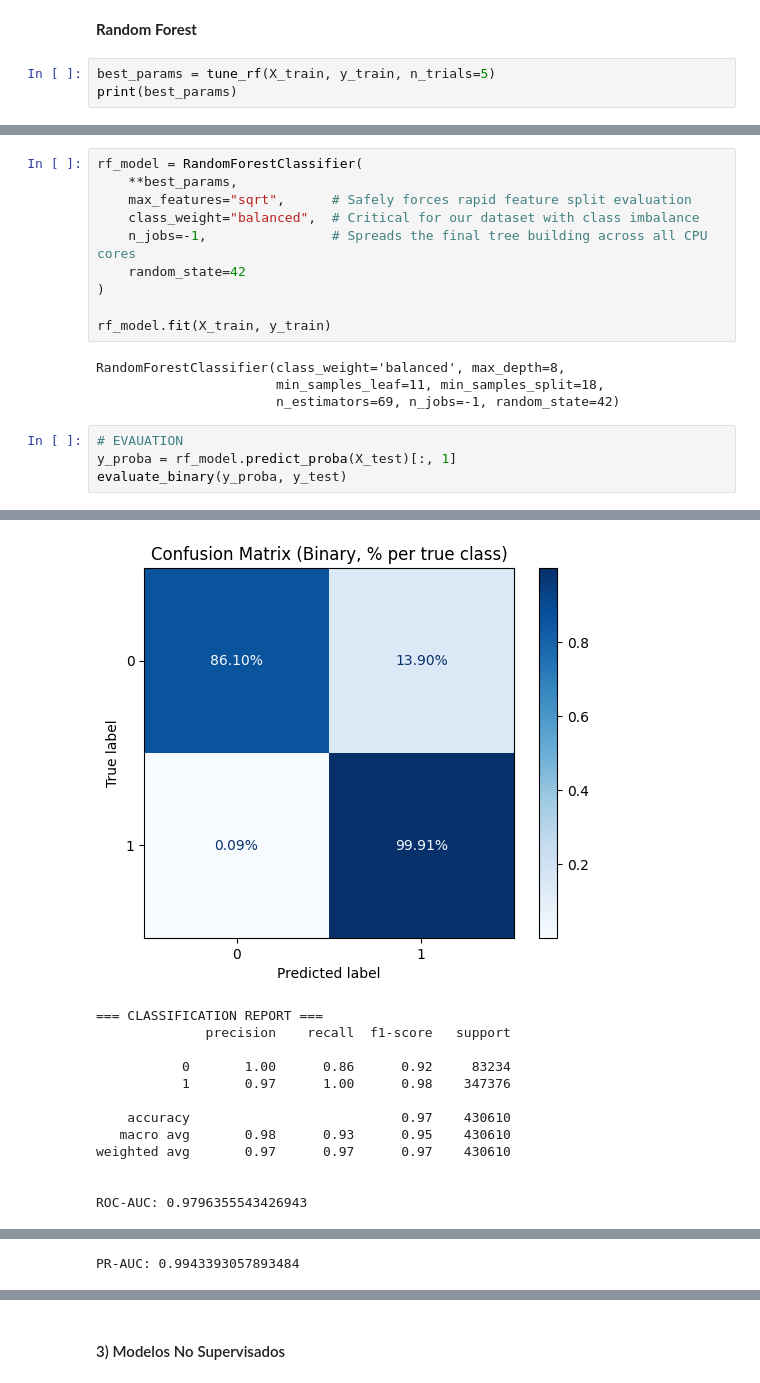
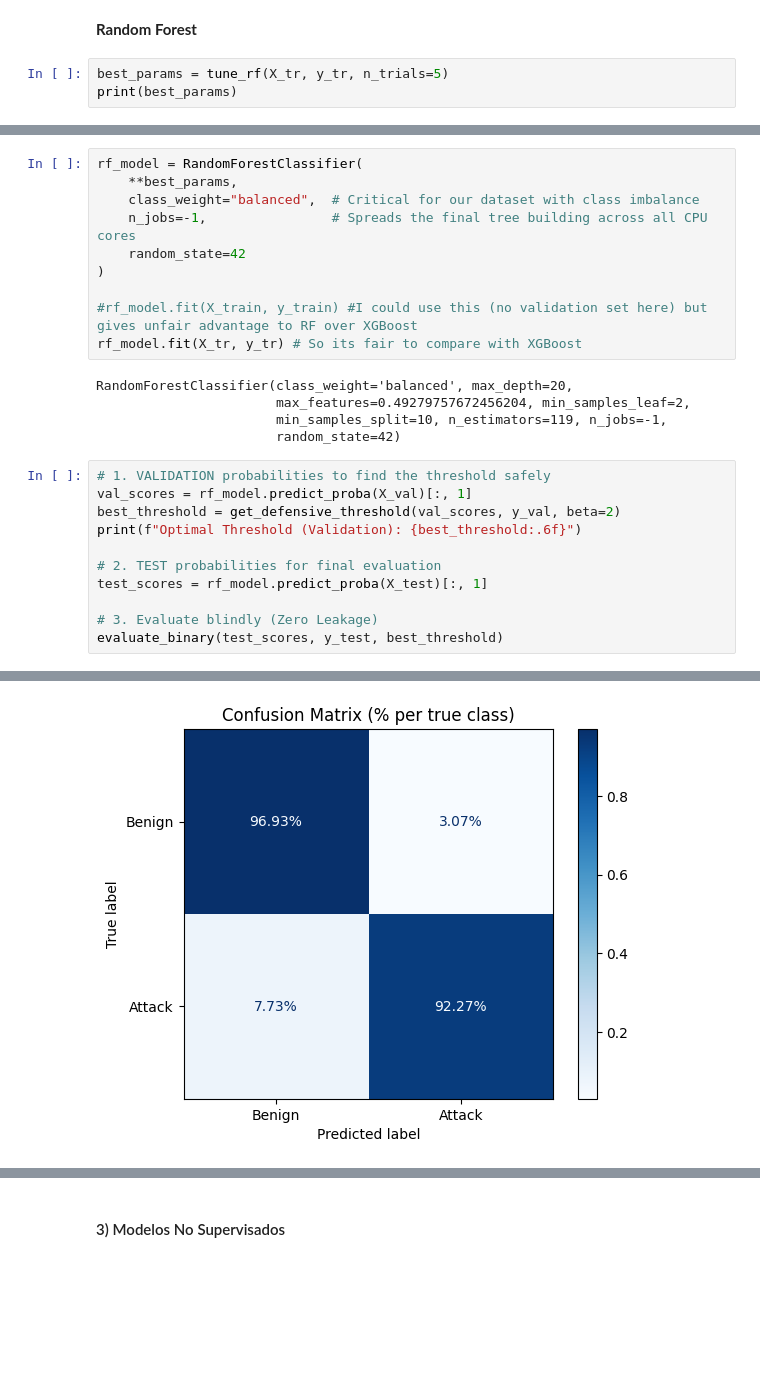
Before and after one commit to Axton-Industries/IDS-based-on-machine-learning-techniques, a Jupyter notebook: notebooks/05_modeling.ipynb, the cells around one changed output, grey strips where cells are left out. Saved outputs shown, nothing was run; the diff lists cells and outputs as text; blank space fills up the shorter version.

```diff
--- a/notebooks/05_modeling.ipynb
+++ b/notebooks/05_modeling.ipynb
@@ -204,6 +224,6 @@ NameError: name 'base_model' is not defined
 # %% [markdown]
 **Random Forest**
 # %%
-best_params = tune_rf(X_train, y_train, n_trials=5)
+best_params = tune_rf(X_tr, y_tr, n_trials=5)
 print(best_params)
 # %% [output]
@@ -211,19 +231,27 @@ print(best_params)
 # %%
 rf_model = RandomForestClassifier(
     **best_params,
-    max_features="sqrt",      # Safely forces rapid feature split evaluation
     class_weight="balanced",  # Critical for our dataset with class imbalance
     n_jobs=-1,                # Spreads the final tree building across all CPU cores
     random_state=42
 )
 
-rf_model.fit(X_train, y_train)
+#rf_model.fit(X_train, y_train) #I could use this (no validation set here) but gives unfair advantage to RF over XGBoost
+rf_model.fit(X_tr, y_tr) # So its fair to compare with XGBoost
 # %% [output]
-RandomForestClassifier(class_weight='balanced', max_depth=8,
-                       min_samples_leaf=11, min_samples_split=18,
-                       n_estimators=69, n_jobs=-1, random_state=42)
+RandomForestClassifier(class_weight='balanced', max_depth=20,
+                       max_features=0.49279757672456204, min_samples_leaf=2,
+                       min_samples_split=10, n_estimators=119, n_jobs=-1,
+                       random_state=42)
 # %%
-# EVAUATION
-y_proba = rf_model.predict_proba(X_test)[:, 1]
-evaluate_binary(y_proba, y_test)
+# 1. VALIDATION probabilities to find the threshold safely
+val_scores = rf_model.predict_proba(X_val)[:, 1]
+best_threshold = get_defensive_threshold(val_scores, y_val, beta=2)
+print(f"Optimal Threshold (Validation): {best_threshold:.6f}")
+
+# 2. TEST probabilities for final evaluation
+test_scores = rf_model.predict_proba(X_test)[:, 1]
+
+# 3. Evaluate blindly (Zero Leakage)
+evaluate_binary(test_scores, y_test, best_threshold)
 # %% [output]
@@ -237,13 +275 @@ Best threshold: 0.36969261848481394
-[figure, old version]
+[figure, new version]
-=== CLASSIFICATION REPORT ===
-              precision    recall  f1-score   support
-
-           0       1.00      0.86      0.92     83234
-           1       0.97      1.00      0.98    347376
-
-    accuracy                           0.97    430610
-   macro avg       0.98      0.93      0.95    430610
-weighted avg       0.97      0.97      0.97    430610
-
-
-ROC-AUC: 0.9796355543426943
@@ -251 +276,0 @@ ROC-AUC: 0.9796355543426943
-PR-AUC: 0.9943393057893484
```
Also changed, not shown: parts of 37 cells of this notebook, 3 other files.
